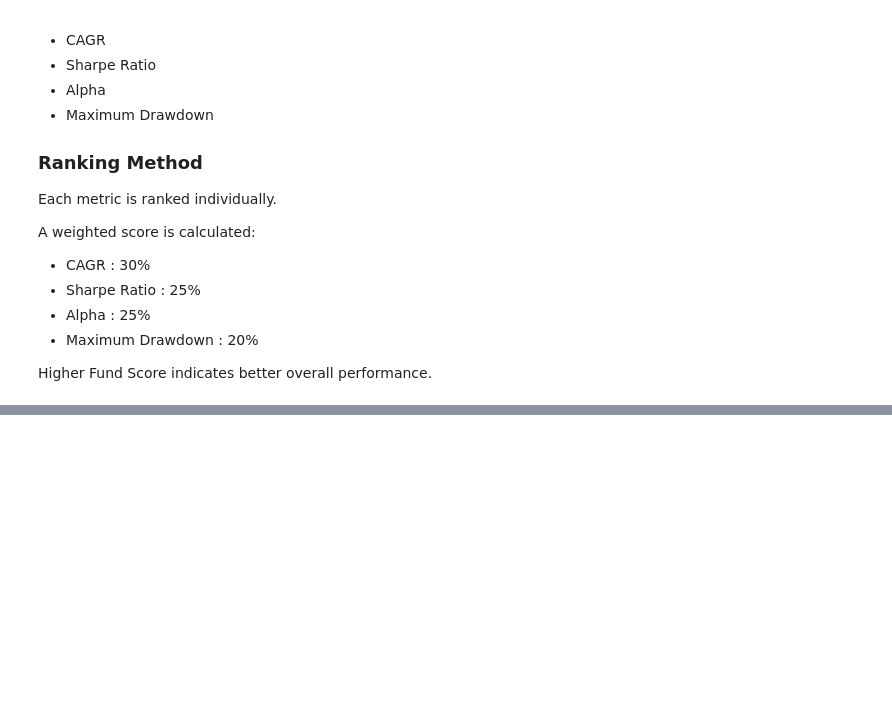
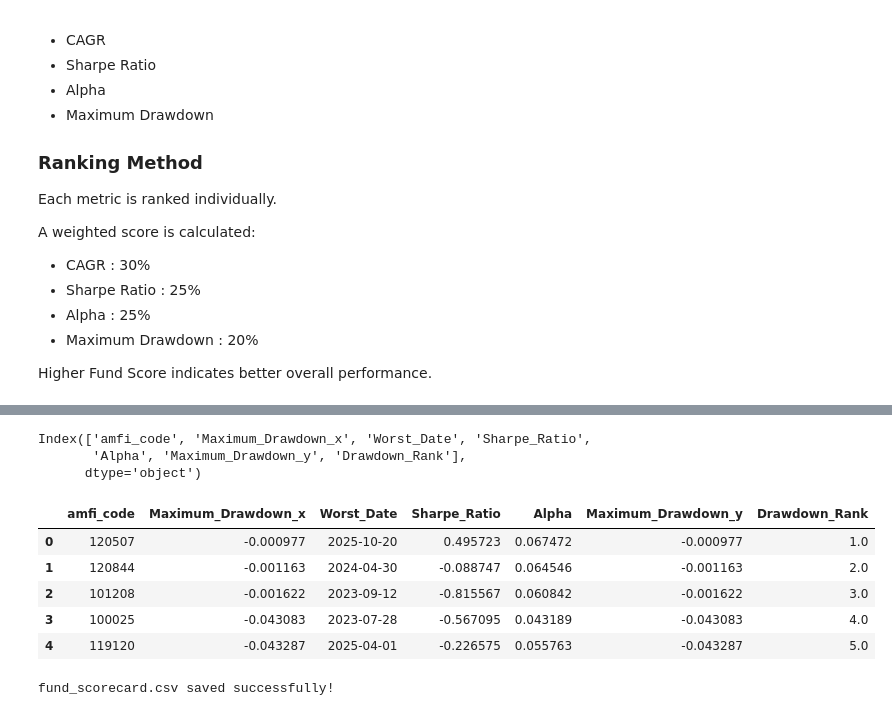
Before and after one commit to bommenaprathyusha/mutual-fund-analytics, a Jupyter notebook: notebooks/Performance_Analytics.ipynb, the cells around one changed output, grey strips where cells are left out. Drawn from its saved outputs; the diff is of its cells as text; code cells hidden in the pictures; blank space fills up the shorter version.

Commit message:
Completed mutual fund performance analytics project

```diff
--- a/notebooks/Performance_Analytics.ipynb
+++ b/notebooks/Performance_Analytics.ipynb
@@ -899,0 +938,24 @@ Higher Fund Score indicates better overall performance.
+# %%
+performance.columns
+# %% [output]
+Index(['amfi_code', 'Maximum_Drawdown_x', 'Worst_Date', 'Sharpe_Ratio',
+       'Alpha', 'Maximum_Drawdown_y', 'Drawdown_Rank'],
+      dtype='object')
+# %%
+performance.head()
+# %% [output]
+|  | amfi_code | Maximum_Drawdown_x | Worst_Date | Sharpe_Ratio | Alpha | Maximum_Drawdown_y | Drawdown_Rank |
+| 0 | 120507 | -0.000977 | 2025-10-20 | 0.495723 | 0.067472 | -0.000977 | 1.0 |
+| 1 | 120844 | -0.001163 | 2024-04-30 | -0.088747 | 0.064546 | -0.001163 | 2.0 |
+| 2 | 101208 | -0.001622 | 2023-09-12 | -0.815567 | 0.060842 | -0.001622 | 3.0 |
+| 3 | 100025 | -0.043083 | 2023-07-28 | -0.567095 | 0.043189 | -0.043083 | 4.0 |
+| 4 | 119120 | -0.043287 | 2025-04-01 | -0.226575 | 0.055763 | -0.043287 | 5.0 |
+# %%
+performance.to_csv(
+    "../reports/fund_scorecard.csv",
+    index=False
+)
+
+print("fund_scorecard.csv saved successfully!")
+# %% [output]
+fund_scorecard.csv saved successfully!
```
Also changed, not shown: parts of 8 cells of this notebook, 5 other files.
